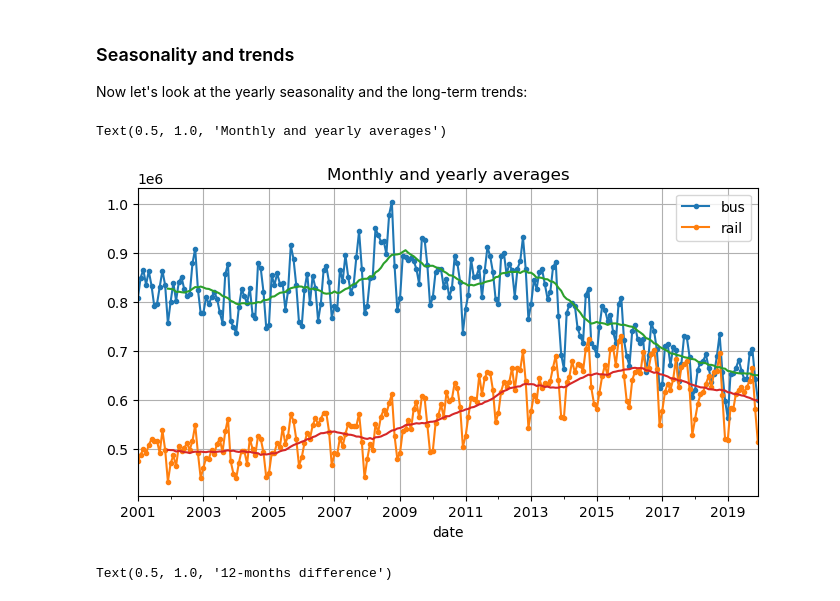
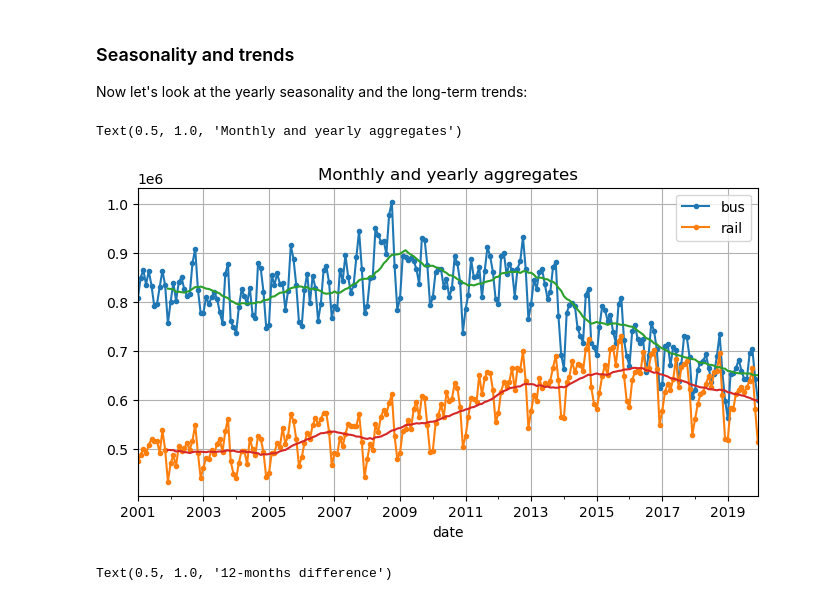
Before and after one commit to rsnemmen/chicago-transit-forecasting, a Jupyter notebook: 1-basics, ARIMA.ipynb, the cells around one changed output. Drawn from its saved outputs; the diff is of its cells as text; code cells hidden in the pictures.

```diff
--- a/1-basics, ARIMA.ipynb
+++ b/1-basics, ARIMA.ipynb
@@ -163,11 +163,11 @@ rolling_average_12_months = df_monthly[period].rolling(window=12).mean()
 # %%
 fig, ax = plt.subplots(figsize=(8, 4))
 df_monthly[period].plot(ax=ax, marker=".")
 rolling_average_12_months.plot(ax=ax, grid=True, legend=False)
-plt.title('Monthly and yearly averages')
+plt.title('Monthly and yearly aggregates')
 # %% [output]
-Text(0.5, 1.0, 'Monthly and yearly averages')
+Text(0.5, 1.0, 'Monthly and yearly aggregates')
-[figure, old version]
+[figure, new version]
 # %%
 df_monthly.diff(12)[period].plot(grid=True, marker=".", figsize=(8, 3))
 plt.title('12-months difference')
```
Also changed, not shown: parts of 24 cells of this notebook.
